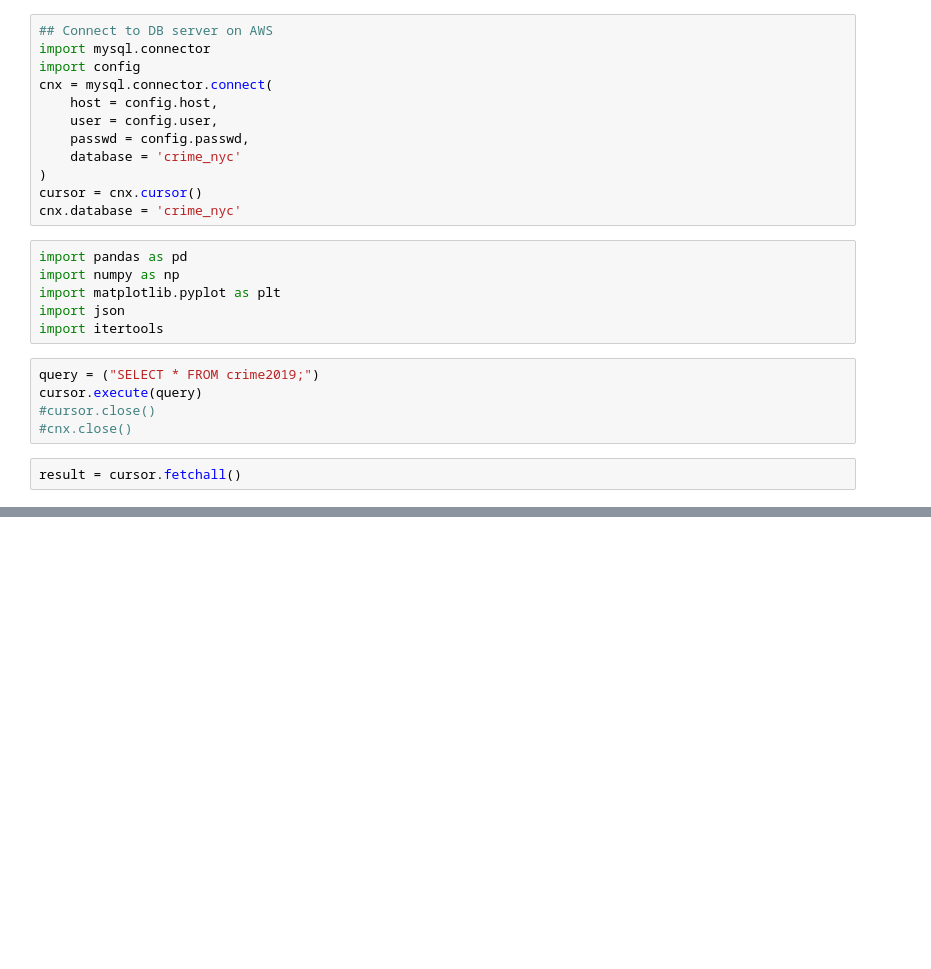
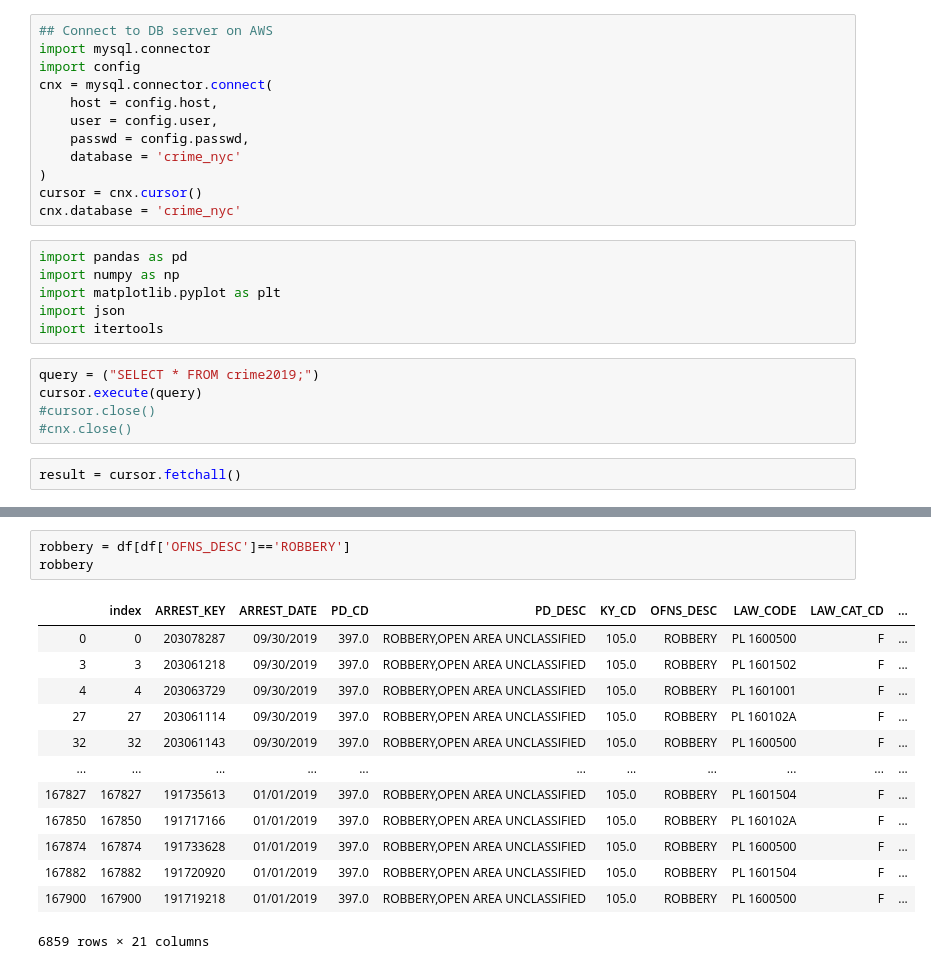
Before and after one commit to anitaguo49/Crime-NYC, a Jupyter notebook: Anita notebook.ipynb, the cells around one changed output, grey strips where cells are left out. Drawn from its saved outputs; the diff is of its cells as text; blank space fills up the shorter version.

```diff
--- a/Anita notebook.ipynb
+++ b/Anita notebook.ipynb
@@ -54,0 +105,17 @@ InternalError: Unread result found
+# %%
+robbery = df[df['OFNS_DESC']=='ROBBERY']
+robbery
+# %% [output]
+|  | index | ARREST_KEY | ARREST_DATE | PD_CD | PD_DESC | KY_CD | OFNS_DESC | LAW_CODE | LAW_CAT_CD | ... |
+| 0 | 0 | 203078287 | 09/30/2019 | 397.0 | ROBBERY,OPEN AREA UNCLASSIFIED | 105.0 | ROBBERY | PL 1600500 | F | ... |
+| 3 | 3 | 203061218 | 09/30/2019 | 397.0 | ROBBERY,OPEN AREA UNCLASSIFIED | 105.0 | ROBBERY | PL 1601502 | F | ... |
+| 4 | 4 | 203063729 | 09/30/2019 | 397.0 | ROBBERY,OPEN AREA UNCLASSIFIED | 105.0 | ROBBERY | PL 1601001 | F | ... |
+| 27 | 27 | 203061114 | 09/30/2019 | 397.0 | ROBBERY,OPEN AREA UNCLASSIFIED | 105.0 | ROBBERY | PL 160102A | F | ... |
+| 32 | 32 | 203061143 | 09/30/2019 | 397.0 | ROBBERY,OPEN AREA UNCLASSIFIED | 105.0 | ROBBERY | PL 1600500 | F | ... |
+| ... | ... | ... | ... | ... | ... | ... | ... | ... | ... | ... |
+| 167827 | 167827 | 191735613 | 01/01/2019 | 397.0 | ROBBERY,OPEN AREA UNCLASSIFIED | 105.0 | ROBBERY | PL 1601504 | F | ... |
+| 167850 | 167850 | 191717166 | 01/01/2019 | 397.0 | ROBBERY,OPEN AREA UNCLASSIFIED | 105.0 | ROBBERY | PL 160102A | F | ... |
+| 167874 | 167874 | 191733628 | 01/01/2019 | 397.0 | ROBBERY,OPEN AREA UNCLASSIFIED | 105.0 | ROBBERY | PL 1600500 | F | ... |
+| 167882 | 167882 | 191720920 | 01/01/2019 | 397.0 | ROBBERY,OPEN AREA UNCLASSIFIED | 105.0 | ROBBERY | PL 1601504 | F | ... |
+| 167900 | 167900 | 191719218 | 01/01/2019 | 397.0 | ROBBERY,OPEN AREA UNCLASSIFIED | 105.0 | ROBBERY | PL 1600500 | F | ... |
+6859 rows × 21 columns
```
Also changed, not shown: parts of 17 cells of this notebook.
